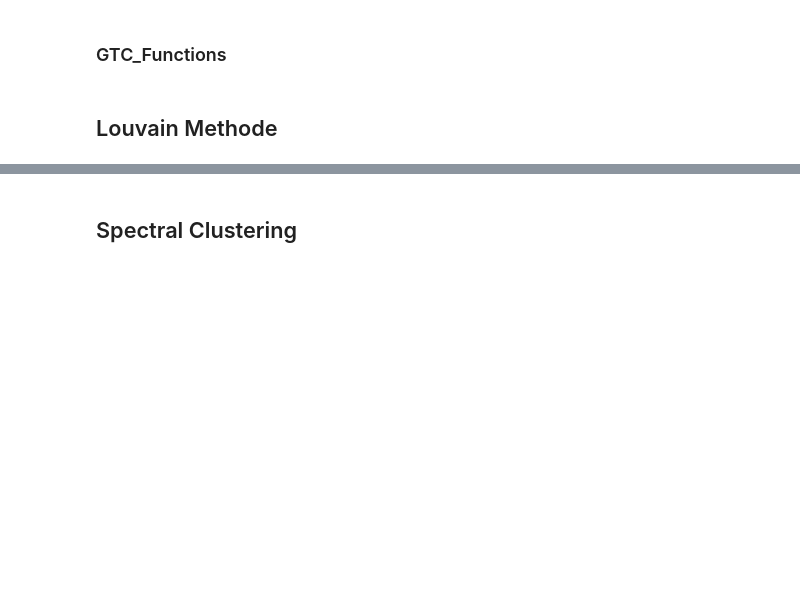
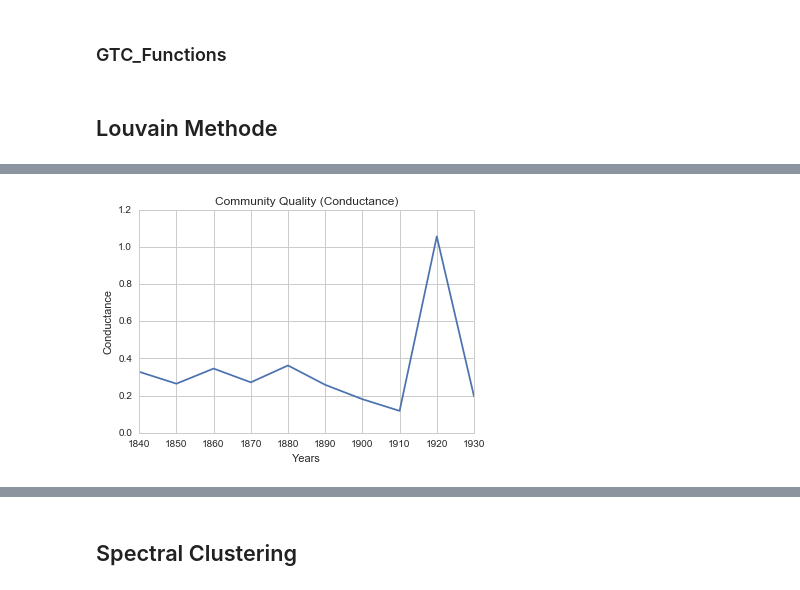
Before and after one commit to mydu/bilateral-vis, a Jupyter notebook: data-processing.ipynb, the cells around one changed output, grey strips where cells are left out. Saved outputs shown, nothing was run; the diff lists cells and outputs as text; code cells hidden in the pictures; blank space fills up the shorter version.

```diff
--- a/data-processing.ipynb
+++ b/data-processing.ipynb
@@ -117,0 +271,8 @@ plt.show()
+# %%
+plt.plot(range(1840,1940,10),conductance)
+plt.xlabel("Years")
+plt.ylabel("Conductance")
+plt.title("Community Quality (Conductance)")
+plt.show()
+# %% [output]
+[figure, added]
```
Also changed, not shown: parts of 84 cells of this notebook.
